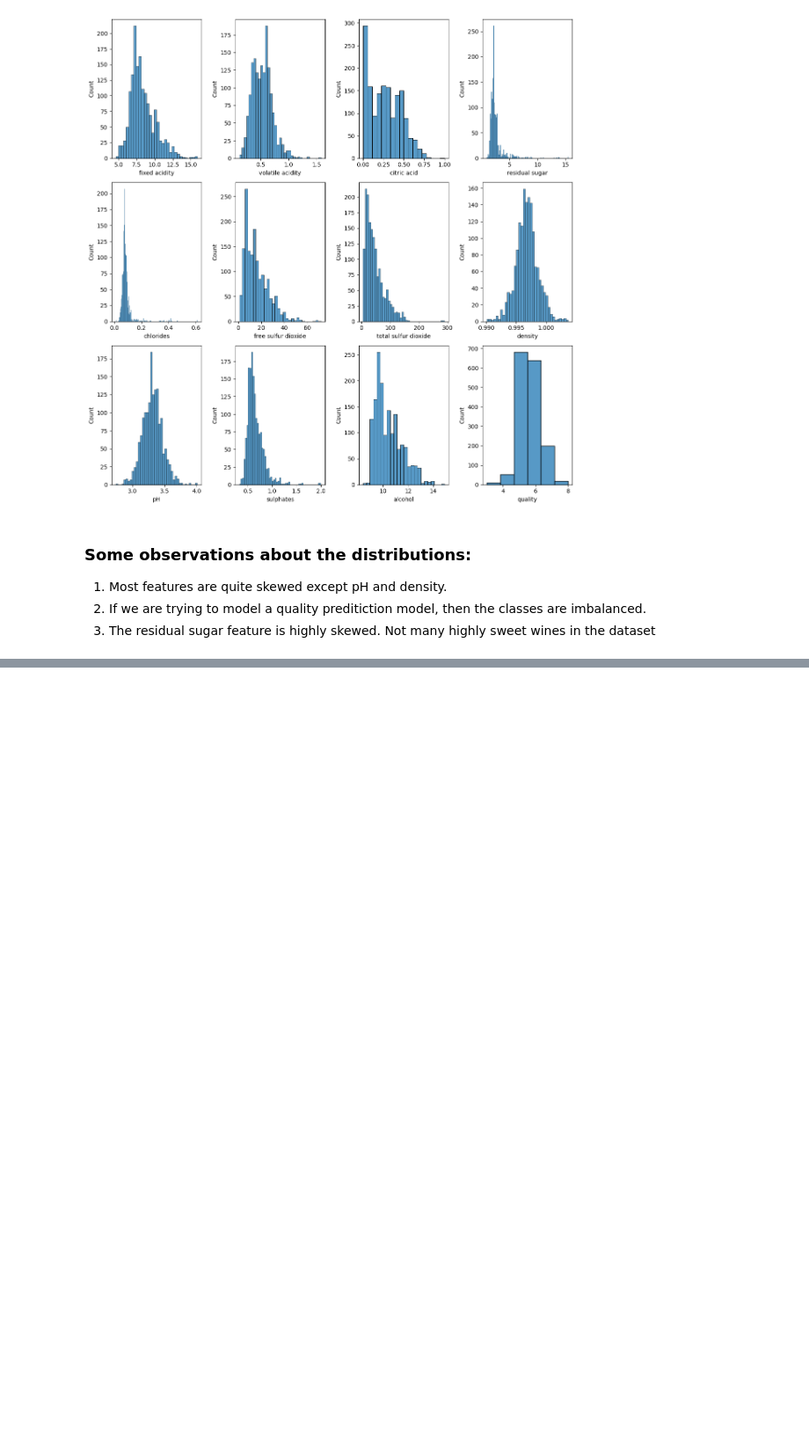
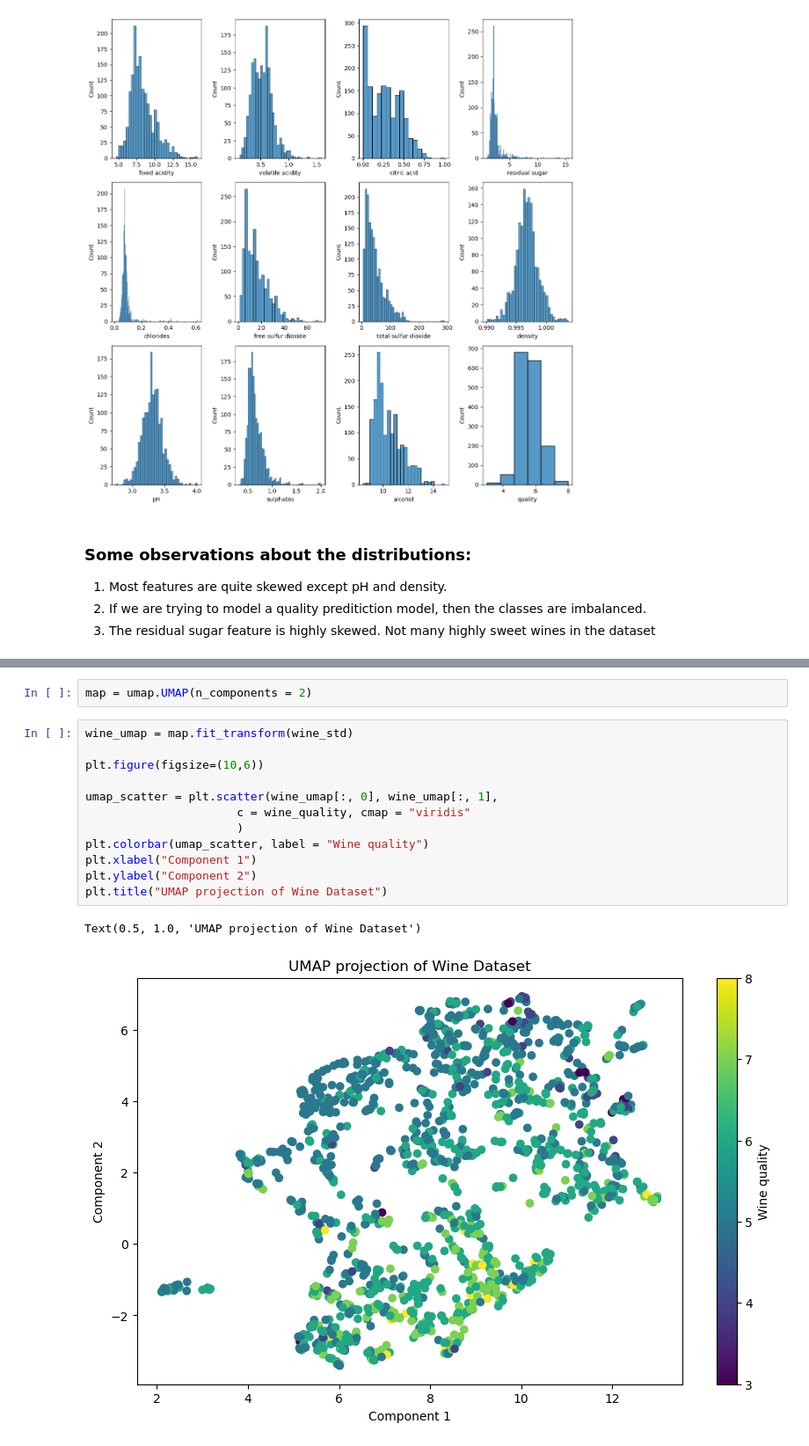
Before and after one commit to Tashhfia/5, a Jupyter notebook: wine_eval.ipynb, the cells around one changed output, grey strips where cells are left out. Shown at 88% size. Drawn from its saved outputs; the diff is of its cells as text; blank space fills up the shorter version.

```diff
--- a/wine_eval.ipynb
+++ b/wine_eval.ipynb
@@ -132,0 +192,17 @@ plt.tight_layout()
+# %%
+map = umap.UMAP(n_components = 2)
+# %%
+wine_umap = map.fit_transform(wine_std)
+
+plt.figure(figsize=(10,6))
+
+umap_scatter = plt.scatter(wine_umap[:, 0], wine_umap[:, 1],
+                      c = wine_quality, cmap = "viridis"
+                      )
+plt.colorbar(umap_scatter, label = "Wine quality")
+plt.xlabel("Component 1")
+plt.ylabel("Component 2")
+plt.title("UMAP projection of Wine Dataset")
+# %% [output]
+Text(0.5, 1.0, 'UMAP projection of Wine Dataset')
+[figure, added]
```
Also changed, not shown: parts of 13 cells of this notebook.
